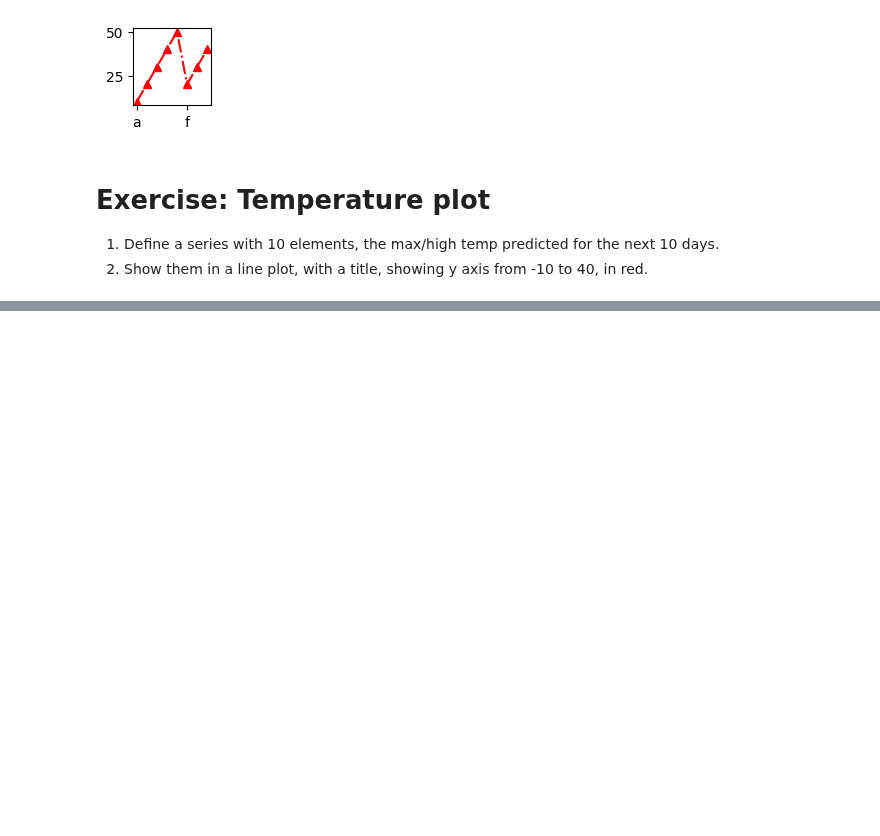
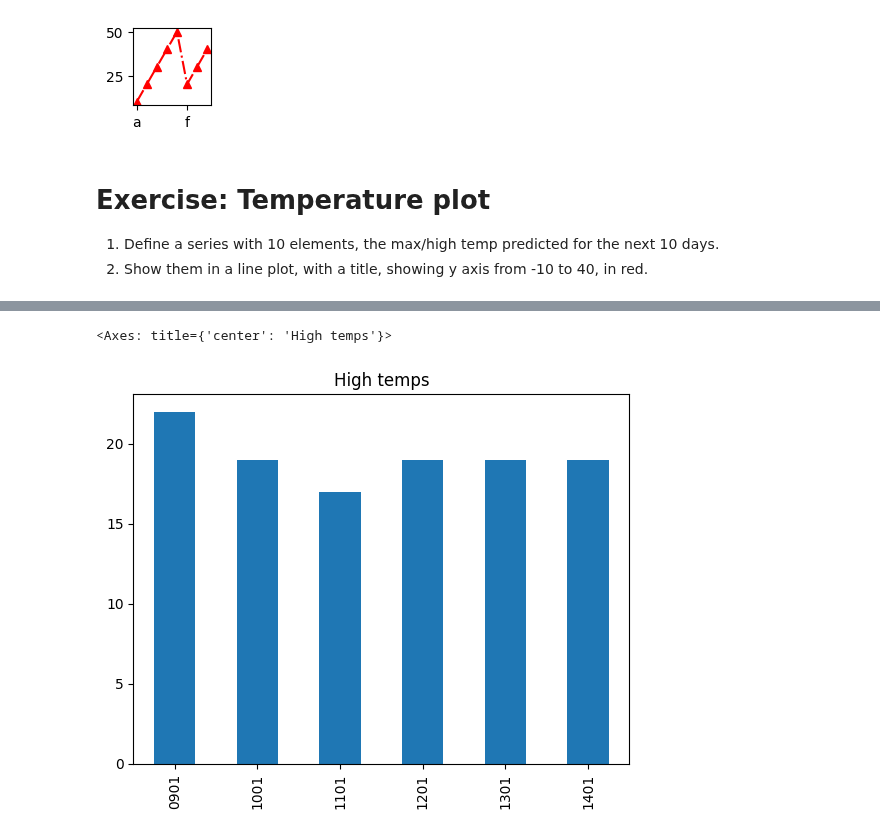
Before and after one commit to reuven/apple-2025-01Jan-plotting, a Jupyter notebook: Apple 2025-01Jan-09.ipynb, the cells around one changed output, grey strips where cells are left out. Cells and saved outputs as stored; diff of their text form; code cells hidden in the pictures; blank space fills up the shorter version.

```diff
--- a/Apple 2025-01Jan-09.ipynb
+++ b/Apple 2025-01Jan-09.ipynb
@@ -144,0 +158,7 @@ temps
+# %%
+# Bar plot
+
+temps.plot.bar(title='High temps')
+# %% [output]
+<Axes: title={'center': 'High temps'}>
+[figure, added]
```
Also changed, not shown: parts of 3 cells of this notebook.
